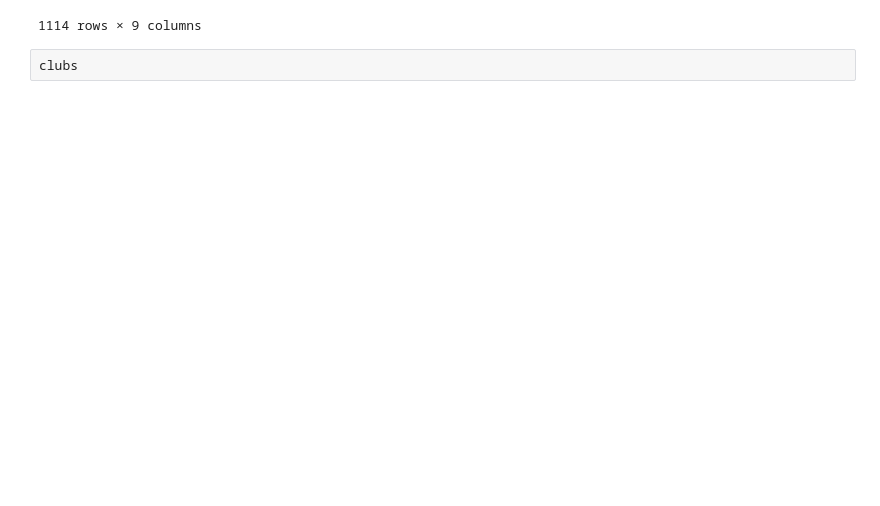
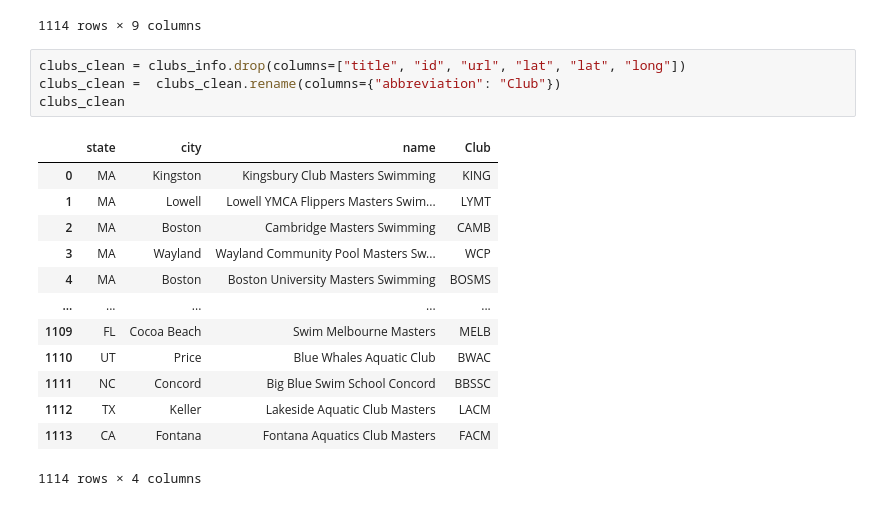
Before and after one commit to ZlataSparrow/An-Introduction-to-Statistical-Learning-Python, a Jupyter notebook: notebook/notebook_1.ipynb, the cells around one changed output. Saved outputs shown, nothing was run; the diff lists cells and outputs as text; blank space fills up the shorter version.

```diff
--- a/notebook/notebook_1.ipynb
+++ b/notebook/notebook_1.ipynb
@@ -452,4 +452,20 @@ clubs_info
 | 1113 | {34308450-EC0C-4EC0-A948-F18390A3... | Fontana Aquatics Club Masters (FACM) | /clubs/fontana-aquatics-club-masters | 34.152012 | -117.463688 | CA | Fontana | Fontana Aquatics Club Masters | FACM |
 1114 rows × 9 columns
 # %%
-clubs
+clubs_clean = clubs_info.drop(columns=["title", "id", "url", "lat", "lat", "long"])
+clubs_clean =  clubs_clean.rename(columns={"abbreviation": "Club"})
+clubs_clean
+# %% [output]
+|  | state | city | name | Club |
+| 0 | MA | Kingston | Kingsbury Club Masters Swimming | KING |
+| 1 | MA | Lowell | Lowell YMCA Flippers Masters Swim... | LYMT |
+| 2 | MA | Boston | Cambridge Masters Swimming | CAMB |
+| 3 | MA | Wayland | Wayland Community Pool Masters Sw... | WCP |
+| 4 | MA | Boston | Boston University Masters Swimming | BOSMS |
+| ... | ... | ... | ... | ... |
+| 1109 | FL | Cocoa Beach | Swim Melbourne Masters | MELB |
+| 1110 | UT | Price | Blue Whales Aquatic Club | BWAC |
+| 1111 | NC | Concord | Big Blue Swim School Concord | BBSSC |
+| 1112 | TX | Keller | Lakeside Aquatic Club Masters | LACM |
+| 1113 | CA | Fontana | Fontana Aquatics Club Masters | FACM |
+1114 rows × 4 columns
```
Also changed, not shown: parts of 2 cells of this notebook.
